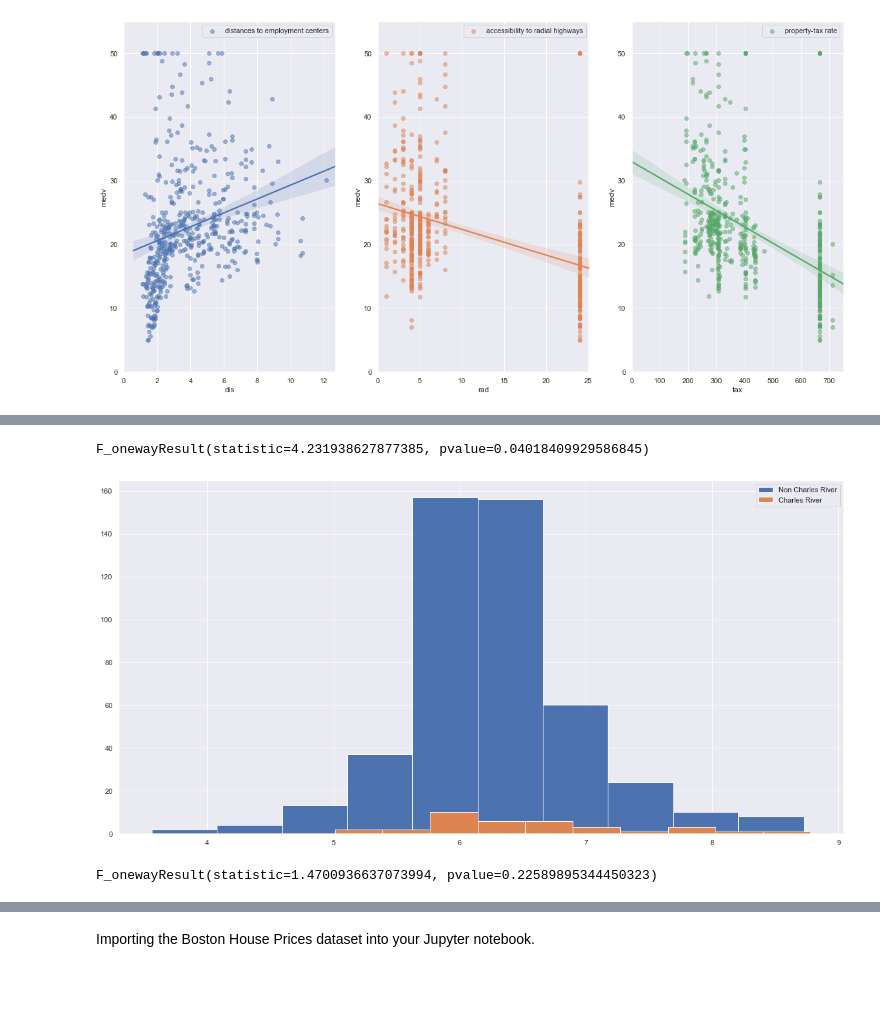
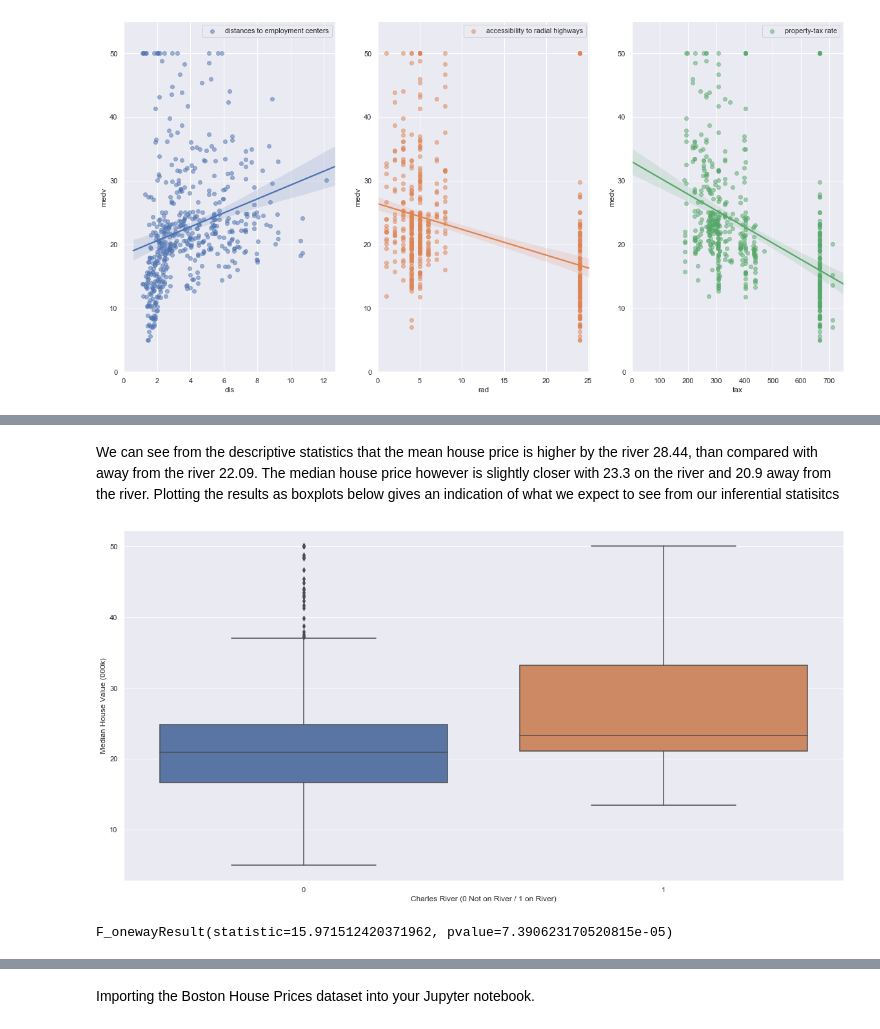
Before and after one commit to G00364690/MLS-Project, a Jupyter notebook: MLS Project.ipynb, the cells around one changed output, grey strips where cells are left out. Cells and saved outputs as stored; diff of their text form; code cells hidden in the pictures; blank space fills up the shorter version.

```diff
--- a/MLS Project.ipynb
+++ b/MLS Project.ipynb
@@ -279,19 +313,14 @@ Test using a basic ANOVA set up
+# %% [markdown]
+We can see from the descriptive statistics that the mean house price is higher by the river 28.44, than compared with away from the river 22.09. The median house price however is slightly closer with 23.3 on the river and 20.9 away from the river. Plotting the results as boxplots below gives an indication of what we expect to see from our inferential statisitcs
+# %%
+sns.boxplot(x="chas",y="medv",data=df).set(xlabel='Charles River (0 Not on River / 1 on River)', ylabel='Median House Value (000k)')
+plt.show()
+# %% [output]
+[figure, added]
 # %%
 NCR = df [ df ["chas"] == 0]
 CR = df [ df ["chas"] == 1]
 # %%
-stats.f_oneway(CR["rm"], NCR["rm"])
+stats.f_oneway(CR["medv"], NCR["medv"])
 # %% [output]
-F_onewayResult(statistic=4.231938627877385, pvalue=0.04018409929586845)
+F_onewayResult(statistic=15.971512420371962, pvalue=7.390623170520815e-05)
-# %%
-plt.hist( NCR ["rm"], label="Non Charles River")
-plt.hist( CR ["rm"], label="Charles River")
-
-plt.legend()
-plt.show()
-# %% [output]
-[figure, removed]
-# %%
-stats.f_oneway(CR["lstat"], NCR["lstat"])
-# %% [output]
-F_onewayResult(statistic=1.4700936637073994, pvalue=0.22589895344450323)
```
Also changed, not shown: parts of 24 cells of this notebook, 1 other file.
